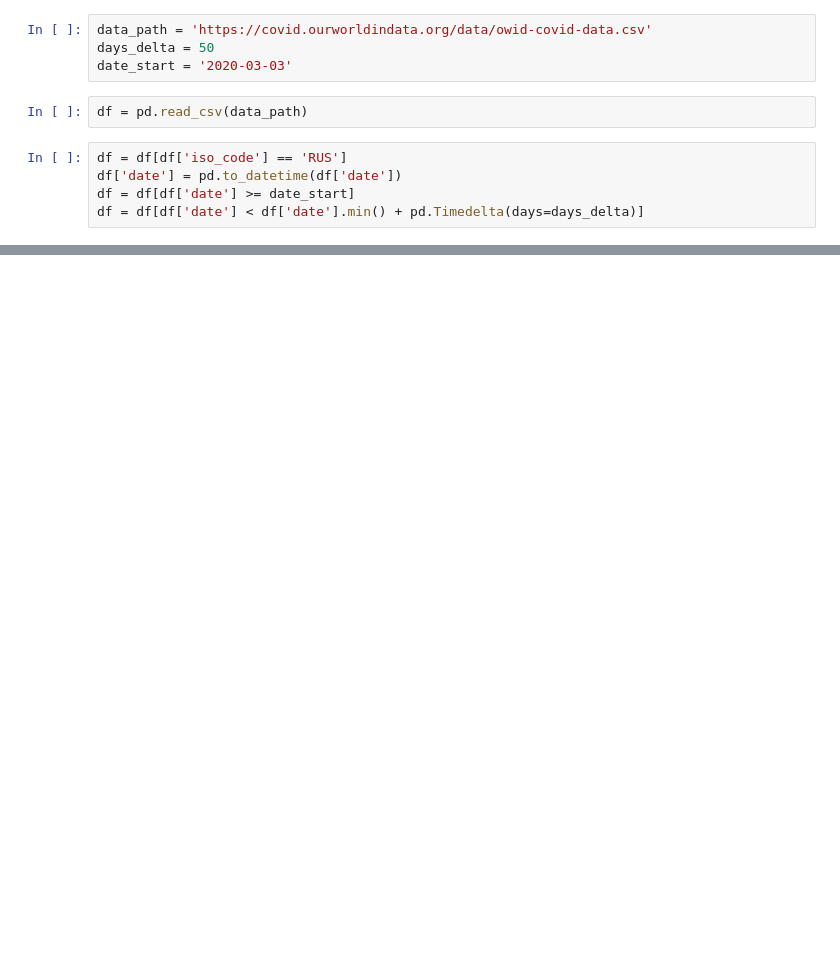
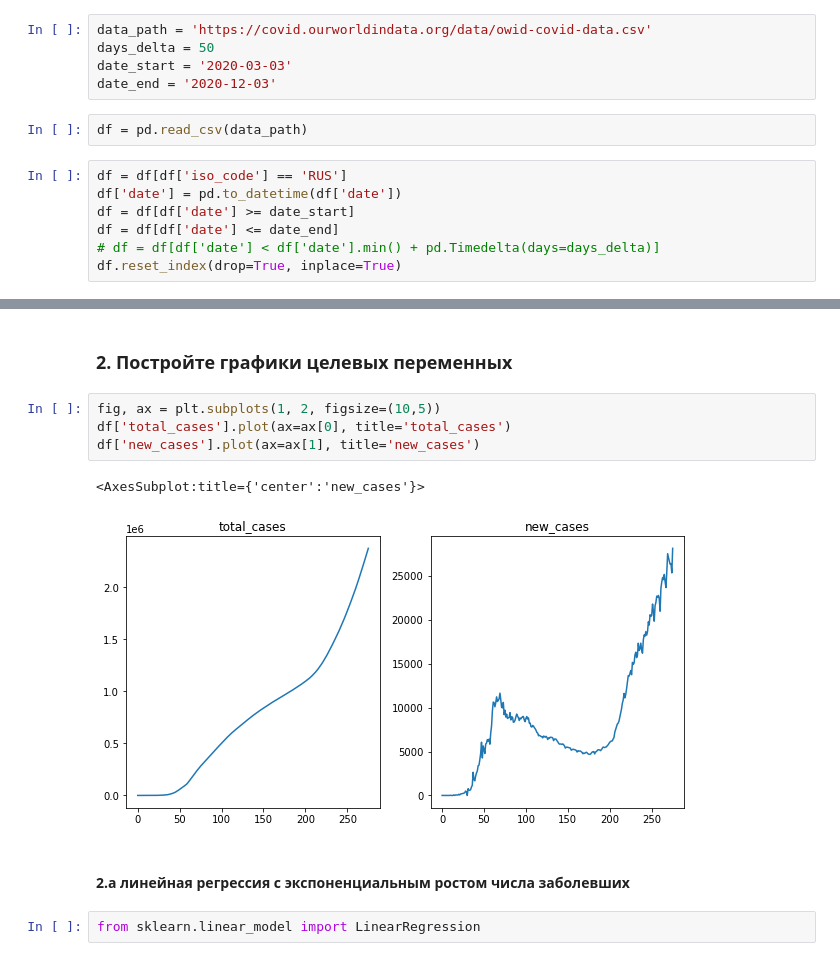
Before and after one commit to Naumenko-KM/MADE_2_AdML, a Jupyter notebook: HW1/solution.ipynb, the cells around one changed output, grey strips where cells are left out. Saved outputs shown, nothing was run; the diff lists cells and outputs as text; blank space fills up the shorter version.

```diff
--- a/HW1/solution.ipynb
+++ b/HW1/solution.ipynb
@@ -4,10 +11,13 @@ import pandas as pd
 data_path = 'https://covid.ourworldindata.org/data/owid-covid-data.csv'
 days_delta = 50
 date_start = '2020-03-03'
+date_end = '2020-12-03'
 # %%
 df = pd.read_csv(data_path)
 # %%
 df = df[df['iso_code'] == 'RUS']
 df['date'] = pd.to_datetime(df['date'])
 df = df[df['date'] >= date_start]
-df = df[df['date'] < df['date'].min() + pd.Timedelta(days=days_delta)]
+df = df[df['date'] <= date_end]
+# df = df[df['date'] < df['date'].min() + pd.Timedelta(days=days_delta)]
+df.reset_index(drop=True, inplace=True)
@@ -41,0 +81,13 @@ Timestamp('2020-04-22 00:00:00')
+# %% [markdown]
+### 2. Постройте графики целевых переменных
+# %%
+fig, ax = plt.subplots(1, 2, figsize=(10,5))
+df['total_cases'].plot(ax=ax[0], title='total_cases')
+df['new_cases'].plot(ax=ax[1], title='new_cases')
+# %% [output]
+<AxesSubplot:title={'center':'new_cases'}>
+[figure, added]
+# %% [markdown]
+#### 2.a линейная регрессия с экспоненциальным ростом числа заболевших
+# %%
+from sklearn.linear_model import LinearRegression
```
Also changed, not shown: parts of 21 cells of this notebook, 1 other file.
